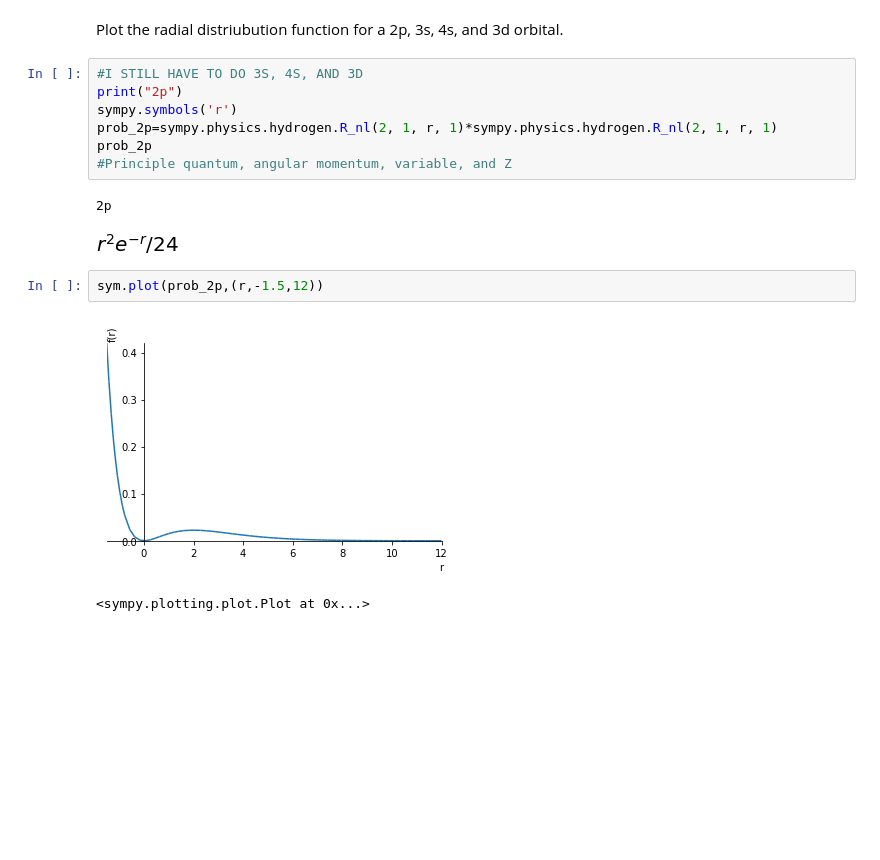
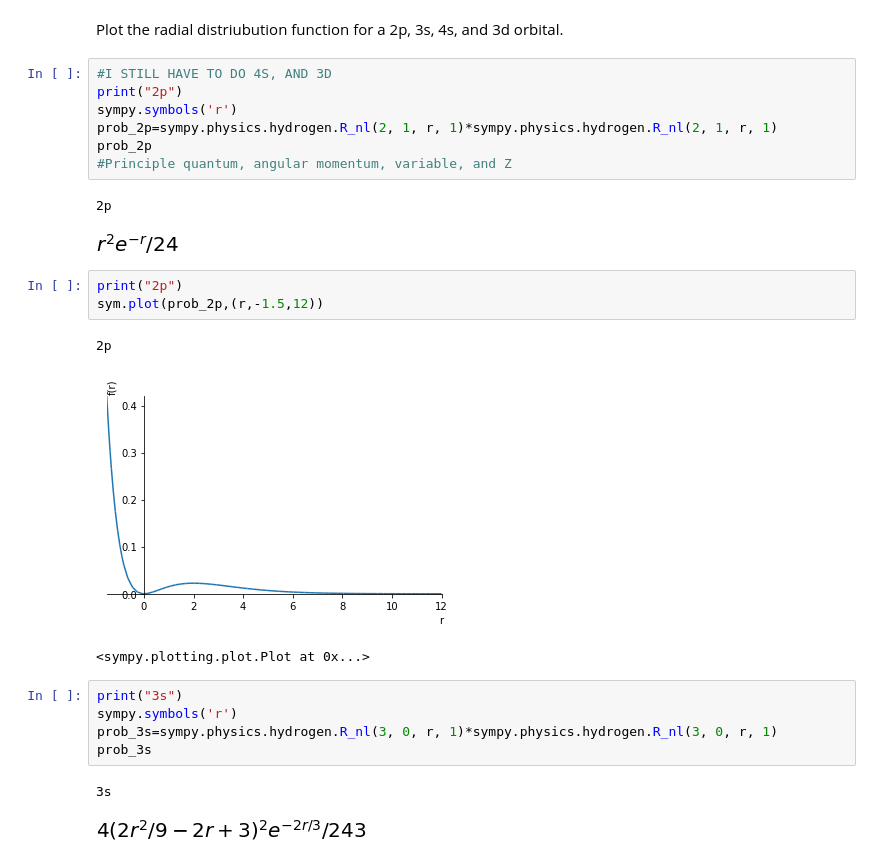
Before and after one commit to sju-chem264-2019/9-26-2019-symbolic-math-NatalieWilliams16, a Jupyter notebook: symbolic_math.ipynb, the cells around one changed output. Drawn from its saved outputs; the diff is of its cells as text; blank space fills up the shorter version.

```diff
--- a/symbolic_math.ipynb
+++ b/symbolic_math.ipynb
@@ -325,7 +354,7 @@ Notice the node!
 # %% [markdown]
 Plot the radial distriubution function for a 2p, 3s, 4s, and 3d orbital.
 # %%
-#I STILL HAVE TO DO 3S, 4S, AND 3D
+#I STILL HAVE TO DO 4S, AND 3D
 print("2p")
 sympy.symbols('r')
 prob_2p=sympy.physics.hydrogen.R_nl(2, 1, r, 1)*sympy.physics.hydrogen.R_nl(2, 1, r, 1)
@@ -335,7 +364,17 @@ prob_2p
 2p
 [figure]
 # %%
+print("2p")
 sym.plot(prob_2p,(r,-1.5,12))
 # %% [output]
+2p
 [figure]
-<sympy.plotting.plot.Plot at 0x...>
+<sympy.plotting.plot.Plot at 0x...>
+# %%
+print("3s")
+sympy.symbols('r')
+prob_3s=sympy.physics.hydrogen.R_nl(3, 0, r, 1)*sympy.physics.hydrogen.R_nl(3, 0, r, 1)
+prob_3s
+# %% [output]
+3s
+[figure, added]
```
Also changed, not shown: parts of 14 cells of this notebook.
